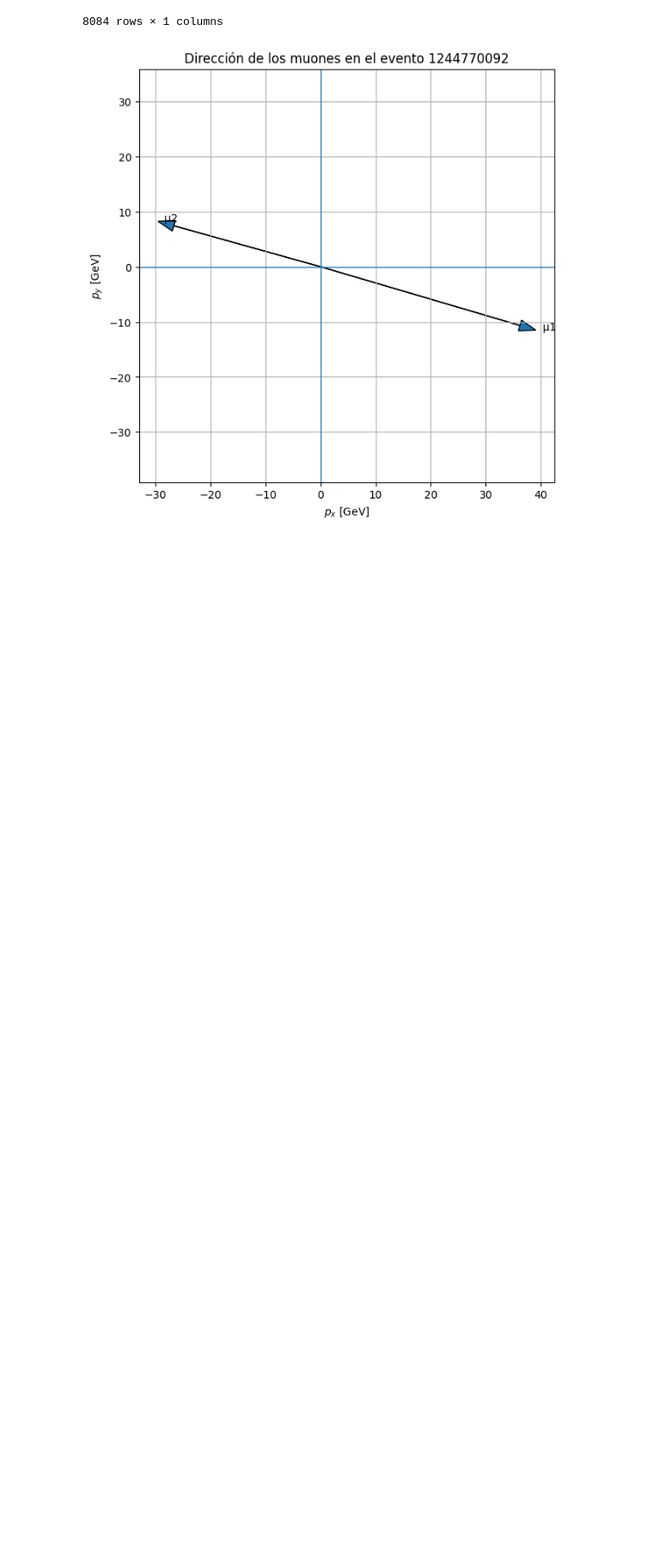
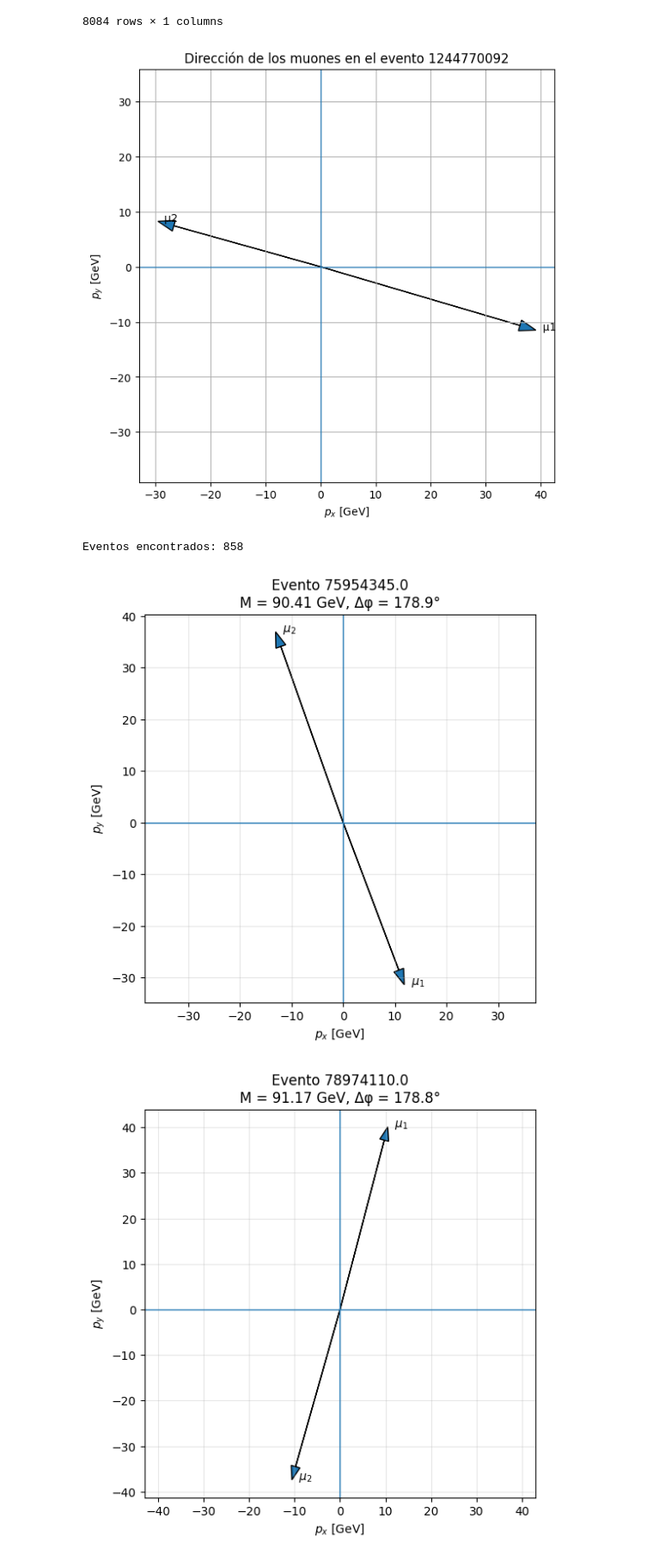
Before and after one commit to YatzyOmg/Particle-Physics, a Jupyter notebook: Reconstrucción_de_la_masa_invariante_de_un_par_de_muones.ipynb, the cells around one changed output. Shown at 86% size. Cells and saved outputs as stored; diff of their text form; code cells hidden in the pictures; blank space fills up the shorter version.

```diff
--- a/Reconstrucción_de_la_masa_invariante_de_un_par_de_muones.ipynb
+++ b/Reconstrucción_de_la_masa_invariante_de_un_par_de_muones.ipynb
@@ -330,3 +376,58 @@ plt.grid()
 plt.show()
 # %% [output]
 [figure]
+# %%
+delta_phi = df["phi1"] - df["phi2"]
+delta_phi = np.arctan2(
+    np.sin(delta_phi),
+    np.cos(delta_phi)
+)
+
+df["delta_phi_deg"] = np.degrees(np.abs(delta_phi))
+df_z = df[
+    (df["delta_phi_deg"] >= 175) &
+    (df["M_mumu"] >= 90) &
+    (df["M_mumu"] <= 92)
+]
+print("Eventos encontrados:", len(df_z))
+# %% [output]
+Eventos encontrados: 858
+# %%
+for i, evento in df_z.head(9).iterrows():
+    px1 = evento["pt1"] * np.cos(evento["phi1"])
+    py1 = evento["pt1"] * np.sin(evento["phi1"])
+    px2 = evento["pt2"] * np.cos(evento["phi2"])
+    py2 = evento["pt2"] * np.sin(evento["phi2"])
+    plt.figure(figsize=(6,6))
+    # Muón 1
+    plt.arrow(
+        0, 0,
+        px1, py1,
+        length_includes_head=True,
+        head_width=2
+    )
+    # Muón 2
+    plt.arrow(
+        0, 0,
+        px2, py2,
+        length_includes_head=True,
+        head_width=2
+    )
+
+    plt.text(px1, py1, r"  $\mu_1$")
+    plt.text(px2, py2, r"  $\mu_2$")
+    plt.axhline(0, linewidth=1)
+    plt.axvline(0, linewidth=1)
+    plt.xlabel(r"$p_x$ [GeV]")
+    plt.ylabel(r"$p_y$ [GeV]")
+    plt.title(
+        f"Evento {evento['Event']}\n"
+        f"M = {evento['M_mumu']:.2f} GeV, "
+        f"Δφ = {evento['delta_phi_deg']:.1f}°"
+    )
+    plt.axis("equal")
+    plt.grid(alpha=0.3)
+    plt.show()
+# %% [output]
+[figure, added]
+[figure, added]
```
Also changed, not shown: parts of 5 cells of this notebook.
